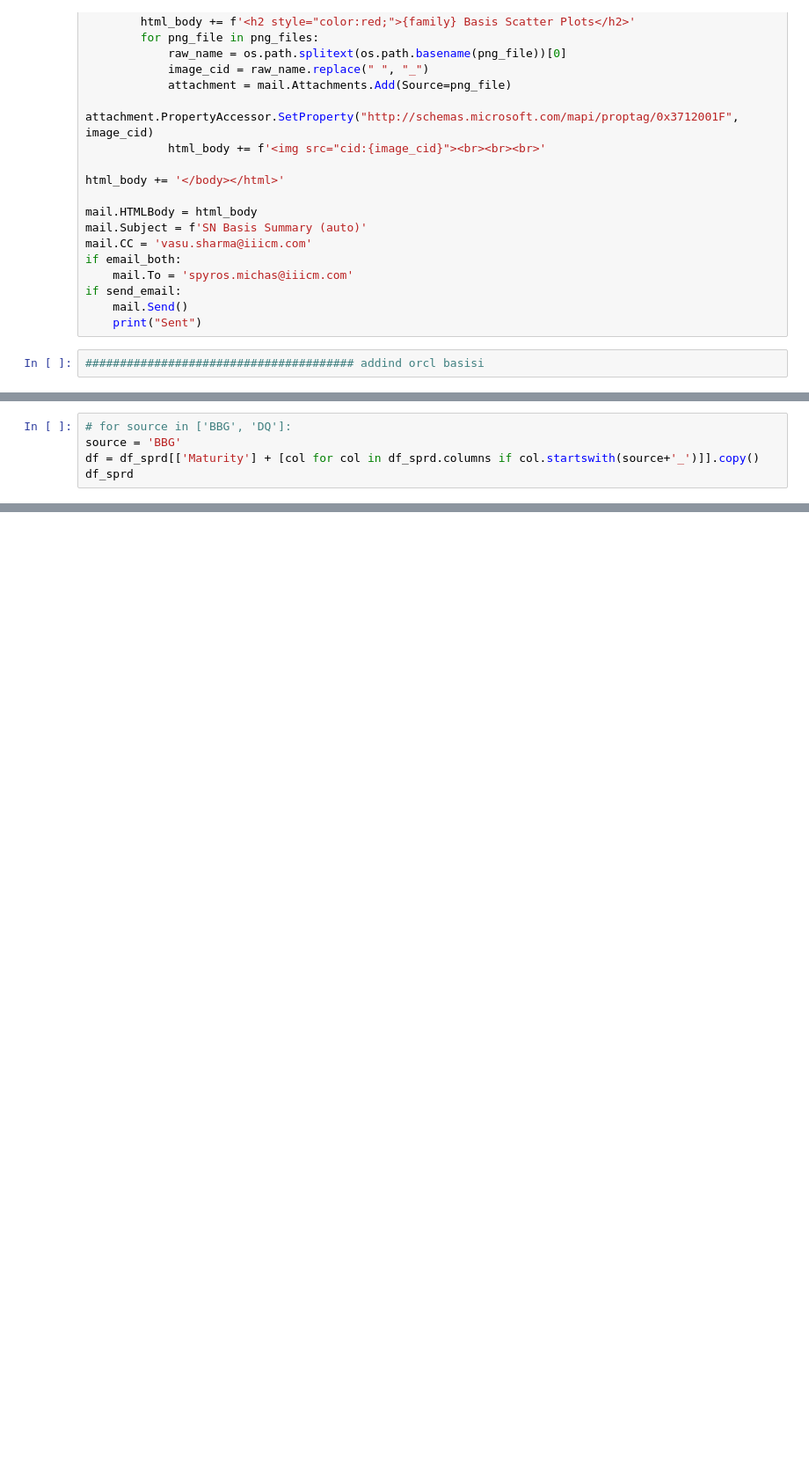
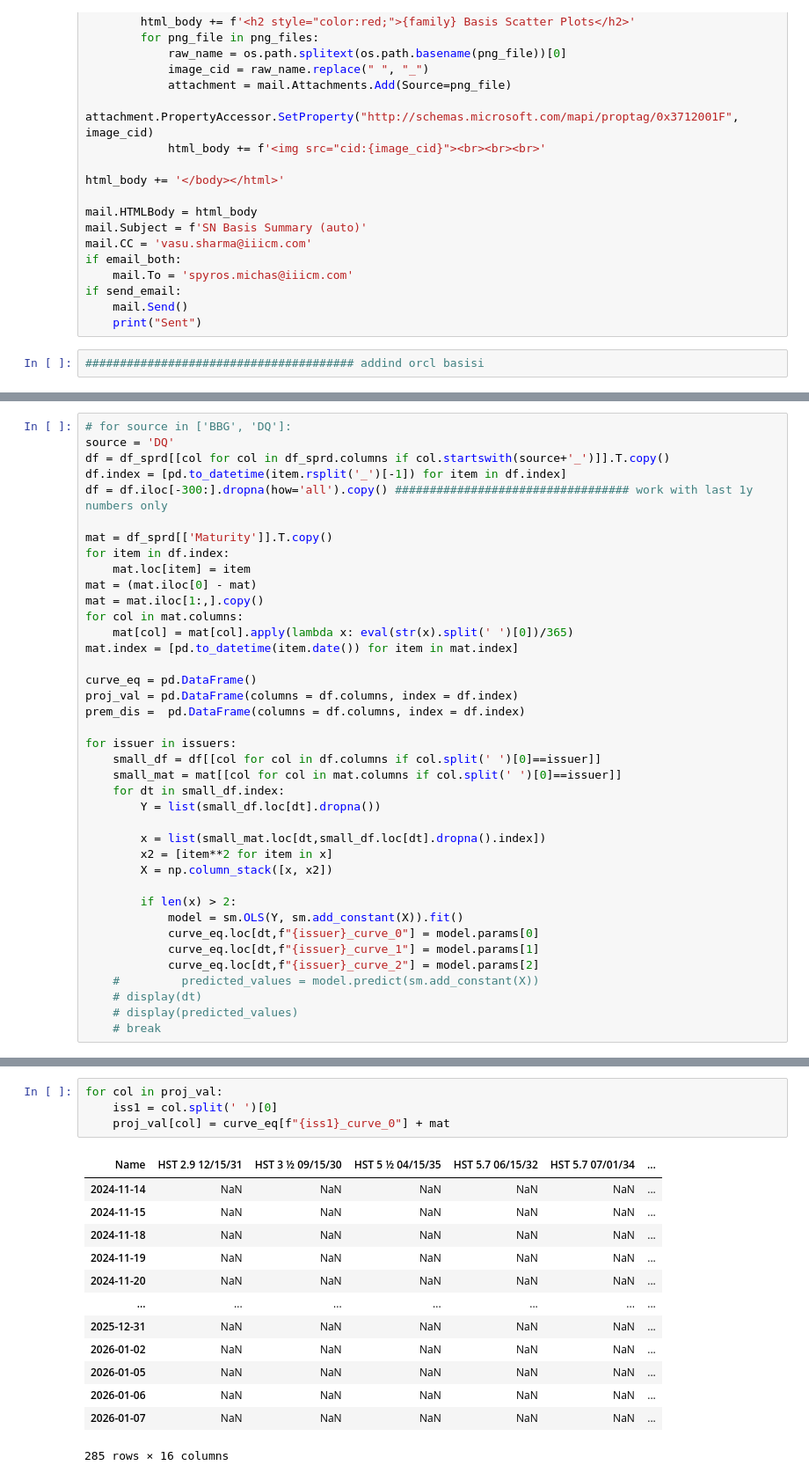
Before and after one commit to vasusharmaiiicm/53A.-HY-Bonds-Basis-Email, a Jupyter notebook: Part B15.ipynb, the cells around one changed output, grey strips where cells are left out. Shown at 88% size. Drawn from its saved outputs; the diff is of its cells as text; blank space fills up the shorter version.

```diff
--- a/Part B15.ipynb
+++ b/Part B15.ipynb
@@ -1154,6 +1156,40 @@ for source in ['BBG', 'DQ']:
 #     display(dq[[True if item.split(' ')[0] == issuer else False for item in dq.index]])
 # %%
 # for source in ['BBG', 'DQ']:
-source = 'BBG'
-df = df_sprd[['Maturity'] + [col for col in df_sprd.columns if col.startswith(source+'_')]].copy()
-df_sprd
+source = 'DQ'
+df = df_sprd[[col for col in df_sprd.columns if col.startswith(source+'_')]].T.copy()
+df.index = [pd.to_datetime(item.rsplit('_')[-1]) for item in df.index]
+df = df.iloc[-300:].dropna(how='all').copy() ################################## work with last 1y numbers only
+
+mat = df_sprd[['Maturity']].T.copy()
+for item in df.index:
+    mat.loc[item] = item
+mat = (mat.iloc[0] - mat)
+mat = mat.iloc[1:,].copy()
+for col in mat.columns:
+    mat[col] = mat[col].apply(lambda x: eval(str(x).split(' ')[0])/365)
+mat.index = [pd.to_datetime(item.date()) for item in mat.index]
+
+curve_eq = pd.DataFrame()
+proj_val = pd.DataFrame(columns = df.columns, index = df.index)
+prem_dis =  pd.DataFrame(columns = df.columns, index = df.index)
+
+for issuer in issuers:
+    small_df = df[[col for col in df.columns if col.split(' ')[0]==issuer]]
+    small_mat = mat[[col for col in mat.columns if col.split(' ')[0]==issuer]]
+    for dt in small_df.index:
+        Y = list(small_df.loc[dt].dropna())
+
+        x = list(small_mat.loc[dt,small_df.loc[dt].dropna().index])
+        x2 = [item**2 for item in x]
+        X = np.column_stack([x, x2])
+
+        if len(x) > 2:
+            model = sm.OLS(Y, sm.add_constant(X)).fit()
+            curve_eq.loc[dt,f"{issuer}_curve_0"] = model.params[0]
+            curve_eq.loc[dt,f"{issuer}_curve_1"] = model.params[1]
+            curve_eq.loc[dt,f"{issuer}_curve_2"] = model.params[2]
+    #         predicted_values = model.predict(sm.add_constant(X))
+    # display(dt)
+    # display(predicted_values)
+    # break
@@ -1265,0 +1196,18 @@ df3
+# %%
+for col in proj_val:
+    iss1 = col.split(' ')[0]
+    proj_val[col] = curve_eq[f"{iss1}_curve_0"] + mat
+# %% [output]
+| Name | HST 2.9 12/15/31 | HST 3 ½ 09/15/30 | HST 5 ½ 04/15/35 | HST 5.7 06/15/32 | HST 5.7 07/01/34 | ... |
+| 2024-11-14 | NaN | NaN | NaN | NaN | NaN | ... |
+| 2024-11-15 | NaN | NaN | NaN | NaN | NaN | ... |
+| 2024-11-18 | NaN | NaN | NaN | NaN | NaN | ... |
+| 2024-11-19 | NaN | NaN | NaN | NaN | NaN | ... |
+| 2024-11-20 | NaN | NaN | NaN | NaN | NaN | ... |
+| ... | ... | ... | ... | ... | ... | ... |
+| 2025-12-31 | NaN | NaN | NaN | NaN | NaN | ... |
+| 2026-01-02 | NaN | NaN | NaN | NaN | NaN | ... |
+| 2026-01-05 | NaN | NaN | NaN | NaN | NaN | ... |
+| 2026-01-06 | NaN | NaN | NaN | NaN | NaN | ... |
+| 2026-01-07 | NaN | NaN | NaN | NaN | NaN | ... |
+285 rows × 16 columns
```
Also changed, not shown: parts of 9 cells of this notebook.
